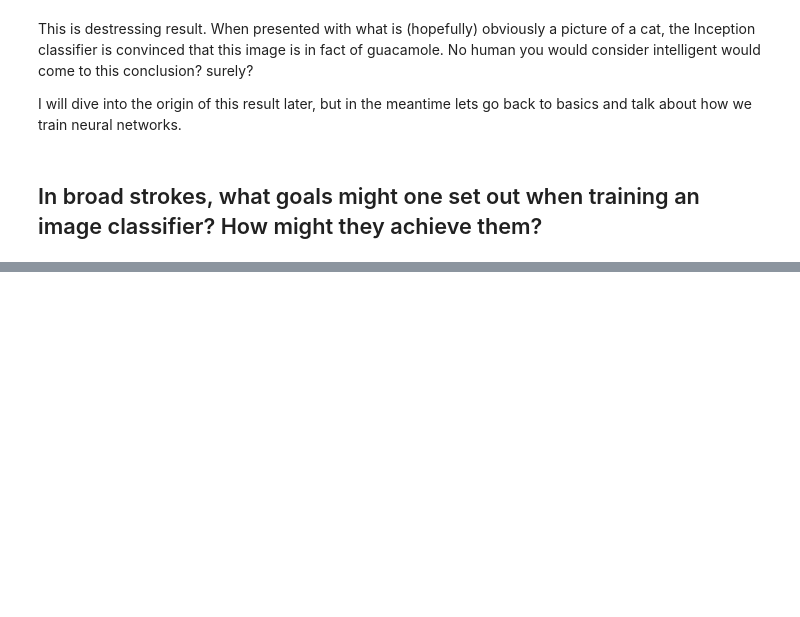
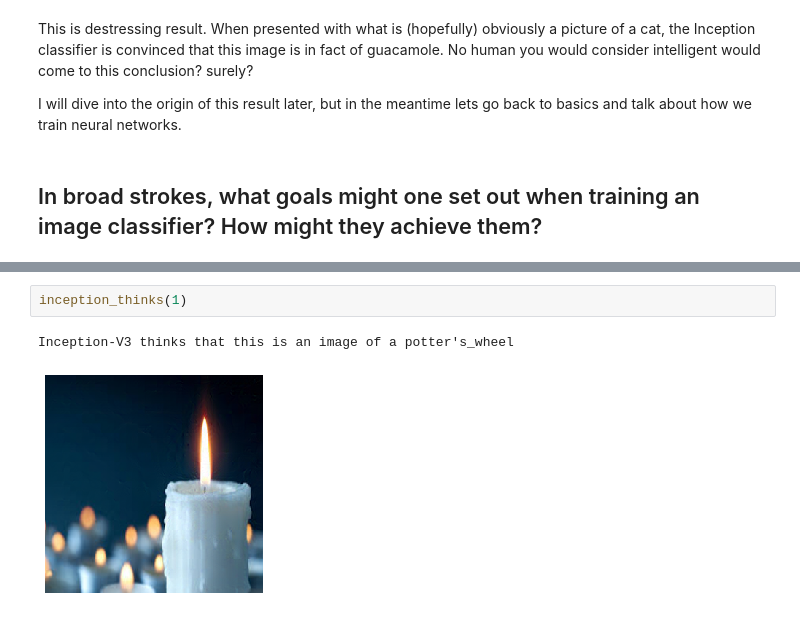
Before and after one commit to Tello-Wharton/deep-learning-coursework, a Jupyter notebook: Blogpost.ipynb, the cells around one changed output, grey strips where cells are left out. Cells and saved outputs as stored; diff of their text form; blank space fills up the shorter version.

```diff
--- a/Blogpost.ipynb
+++ b/Blogpost.ipynb
@@ -30,0 +184,5 @@ It does seem sensible that when training an image classifier, the goal set out i
+# %%
+inception_thinks(1)
+# %% [output]
+Inception-V3 thinks that this is an image of a potter's_wheel
+[figure, added]
```
Also changed, not shown: parts of 17 cells of this notebook, 10 other files.
